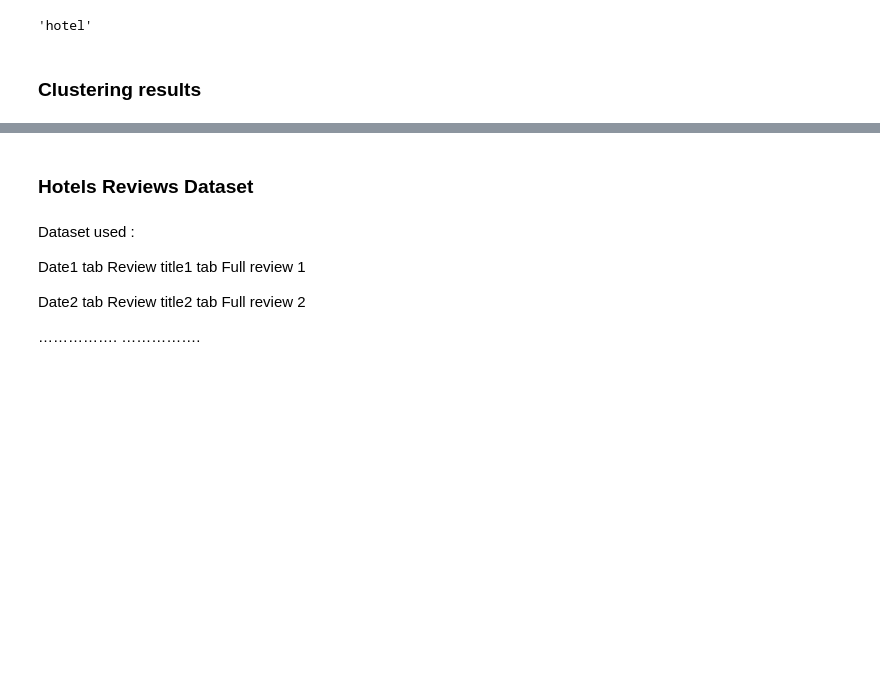
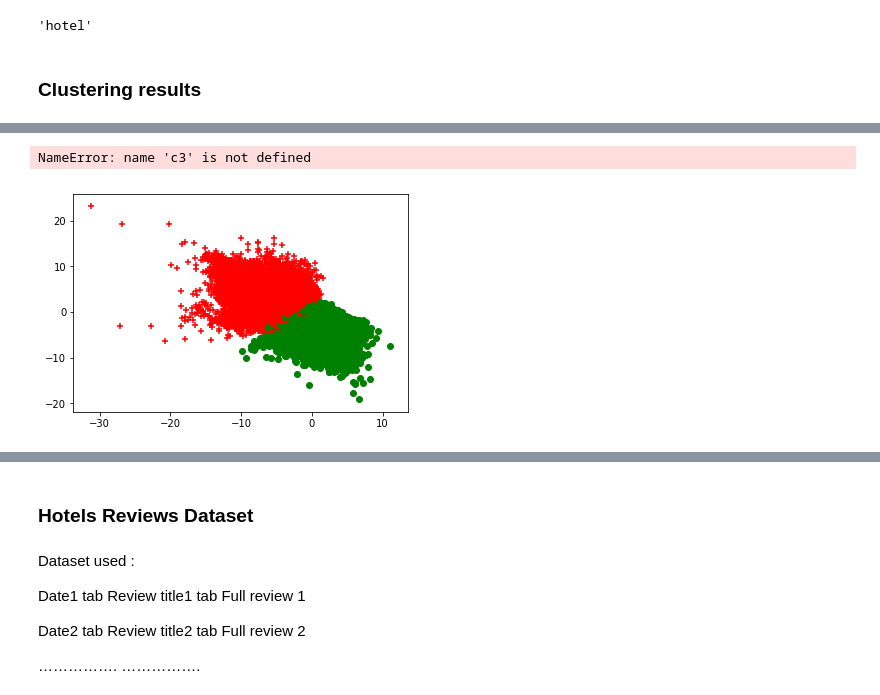
Before and after one commit to zelkhama/Minotour-enhancing-project, a Jupyter notebook: NLU Project .ipynb, the cells around one changed output, grey strips where cells are left out. Saved outputs shown, nothing was run; the diff lists cells and outputs as text; code cells hidden in the pictures; blank space fills up the shorter version.

```diff
--- a/NLU Project .ipynb
+++ b/NLU Project .ipynb
@@ -337,0 +635,3 @@ for i, word in enumerate(words):
+# %%
+for i in range(NUM_CLUSTERS) :
+    print(i+1,' cluster elements : ',clusters[i][0:100])
@@ -337,0 +671,4 @@ for i, word in enumerate(words):
+# %%
+pca_2d_list = [ list(x) for x in pca_2d]
+diff_list = [[abs(sckclusterer.cluster_centers_[0][0]-pca_2d_list[i][0]),abs(sckclusterer.cluster_centers_[0][1]-pca_2d_list[i][1])] for i in range(len(pca_2d))]
+diff_list_2 = [[abs(sckclusterer.cluster_centers_[0][0]-pca_2d_list[i][0])+abs(sckclusterer.cluster_centers_[0][1]-pca_2d_list[i][1]),abs(sckclusterer.cluster_centers_[0][0]-pca_2d_list[i][0]),abs(sckclusterer.cluster_centers_[0][1]-pca_2d_list[i][1])] for i in range(len(pca_2d))]
@@ -337,0 +683,5 @@ for i, word in enumerate(words):
+# %%
+for i,word in enumerate(words) :
+    if i == diff_list.index(min(diff_list)) :
+        print("central word :",word)
+        break
@@ -337,0 +698,5 @@ for i, word in enumerate(words):
+# %%
+for i,word in enumerate(words) :
+    if i == diff_list_2.index(min(diff_list_2)) :
+        print("central word :",word)
+        break
@@ -337,0 +711,17 @@ for i, word in enumerate(words):
+# %%
+import pylab as pl
+i=0
+for word in words :
+    if dict_clusters[word] == 1:
+         c1 = pl.scatter(pca_2d[i,0],pca_2d[i,1],c='r',marker='+')
+    elif dict_clusters[word] == 2:
+         c2 = pl.scatter(pca_2d[i,0],pca_2d[i,1],c='g',marker='o')
+    elif dict_clusters[word] == 3:
+         c3 = pl.scatter(pca_2d[i,0],pca_2d[i,1],c='b',marker='*')
+    i+=1
+pl.legend([c1, c2, c3], ['Cluster 1', 'Cluster 2 ','Cluster 3'])
+pl.title('K-means clustering result (PCA-2D coordinates)')
+pl.show()
+# %% [output]
+NameError: name 'c3' is not defined
+[figure, added]
```
Also changed, not shown: parts of 69 cells of this notebook.
